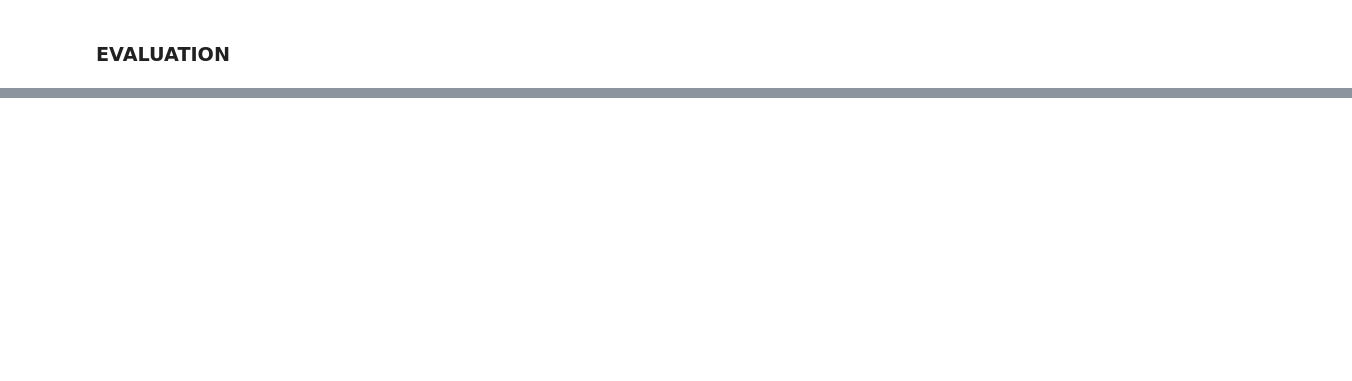
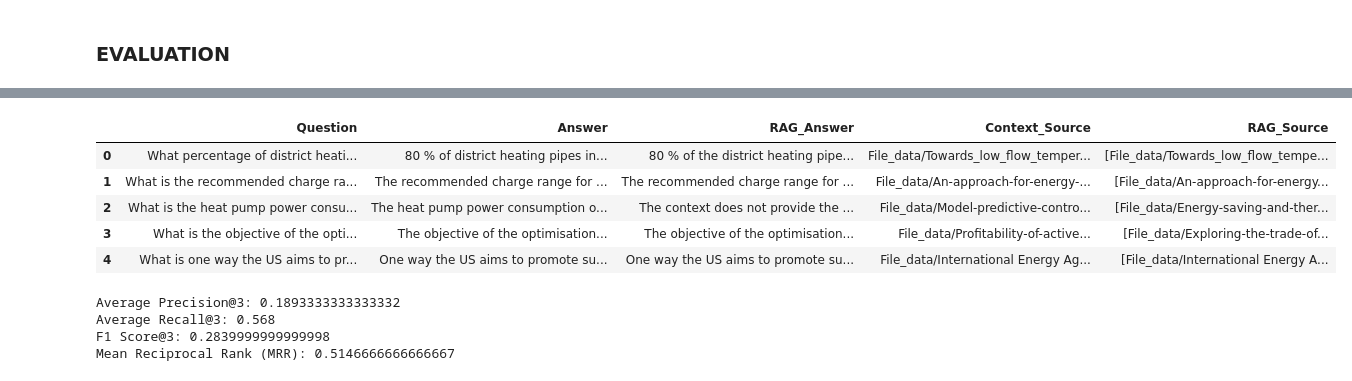
Before and after one commit to bivas16/RAG, a Jupyter notebook: RAG_standard.ipynb, the cells around one changed output, grey strips where cells are left out. Saved outputs shown, nothing was run; the diff lists cells and outputs as text; code cells hidden in the pictures; blank space fills up the shorter version.

```diff
--- a/RAG_standard.ipynb
+++ b/RAG_standard.ipynb
@@ -313,0 +575,13 @@ pp[4]
+# %%
+def preprocess_source(source):
+    # Remove "- page: <number>" from the source string
+    source = source.split("- page:")[0].strip()
+    # Add "File_data/" in front of the source string
+    return "File_data/" + source + ".pdf"
+
+def preprocess_sources(rag_sources):
+    processed_source_lists = []
+    for sublist in rag_sources:
+        processed_sublist = [preprocess_source(source) for source in sublist]
+        processed_source_lists.append(processed_sublist)
+    return processed_source_lists
@@ -313,0 +592,67 @@ pp[4]
+# %%
+# create dataframe for evaluation of retrieval task
+Retrieval_eval_df = pd.DataFrame({
+    'Question': questions,
+    'Answer': answers,
+    'RAG_Answer': rag_ans,
+    'Context_Source':context_sources,
+    'RAG_Source': processed_source_list
+})
+# %%
+Retrieval_eval_df.head()
+# %% [output]
+|  | Question | Answer | RAG_Answer | Context_Source | RAG_Source |
+| 0 | What percentage of district heati... | 80 % of district heating pipes in... | 80 % of the district heating pipe... | File_data/Towards_low_flow_temper... | [File_data/Towards_low_flow_tempe... |
+| 1 | What is the recommended charge ra... | The recommended charge range for ... | The recommended charge range for ... | File_data/An-approach-for-energy-... | [File_data/An-approach-for-energy... |
+| 2 | What is the heat pump power consu... | The heat pump power consumption o... | The context does not provide the ... | File_data/Model-predictive-contro... | [File_data/Energy-saving-and-ther... |
+| 3 | What is the objective of the opti... | The objective of the optimisation... | The objective of the optimisation... | File_data/Profitability-of-active... | [File_data/Exploring-the-trade-of... |
+| 4 | What is one way the US aims to pr... | One way the US aims to promote su... | One way the US aims to promote su... | File_data/International Energy Ag... | [File_data/International Energy A... |
+# %%
+def calculate_metrics(eval_dataset):
+    total_precision = 0
+    total_recall = 0
+    total_rr = 0  # Total reciprocal rank
+    total_queries = len(eval_dataset)
+
+    for _, row in eval_dataset.iterrows():
+        relevant_document = row['Context_Source']  # Actual relevant document/source_doc
+        retrieved_documents = row['RAG_Source']  # Retrieved documents (all 3)
+
+        # Precision@3
+        num_relevant_retrieved = 1 if relevant_document in retrieved_documents else 0
+        precision_at_3 = num_relevant_retrieved / 3
+        # print(precision_at_3)
+        total_precision += precision_at_3
+
+        # Recall@3
+        recall_at_3 = num_relevant_retrieved / 1  # Since there's only one relevant document
+        total_recall += recall_at_3
+
+        # Reciprocal rank (RR)
+        rr = 0  # Initialize reciprocal rank for the current query
+        for i, doc in enumerate(retrieved_documents):
+            if doc == relevant_document:
+                rr = 1 / (i + 1)  # Reciprocal rank of the first relevant document
+                total_rr += rr
+                break  # Stop iterating after first relevant document is found
+
+    # Calculate average metrics
+    avg_precision = total_precision / total_queries
+    avg_recall = total_recall / total_queries
+    f1_score = 2 * (avg_precision * avg_recall) / (avg_precision + avg_recall) if (avg_precision + avg_recall) > 0 else 0
+    mrr = total_rr / total_queries
+
+    return avg_precision, avg_recall, f1_score, mrr
+
+
+avg_precision, avg_recall, f1_score, mrr = calculate_metrics(Retrieval_eval_df)
+
+print("Average Precision@3:", avg_precision)
+print("Average Recall@3:", avg_recall)
+print("F1 Score@3:", f1_score)
+print("Mean Reciprocal Rank (MRR):", mrr)
+# %% [output]
+Average Precision@3: 0.1893333333333332
+Average Recall@3: 0.568
+F1 Score@3: 0.2839999999999998
+Mean Reciprocal Rank (MRR): 0.5146666666666667
```
Also changed, not shown: parts of 66 cells of this notebook.
